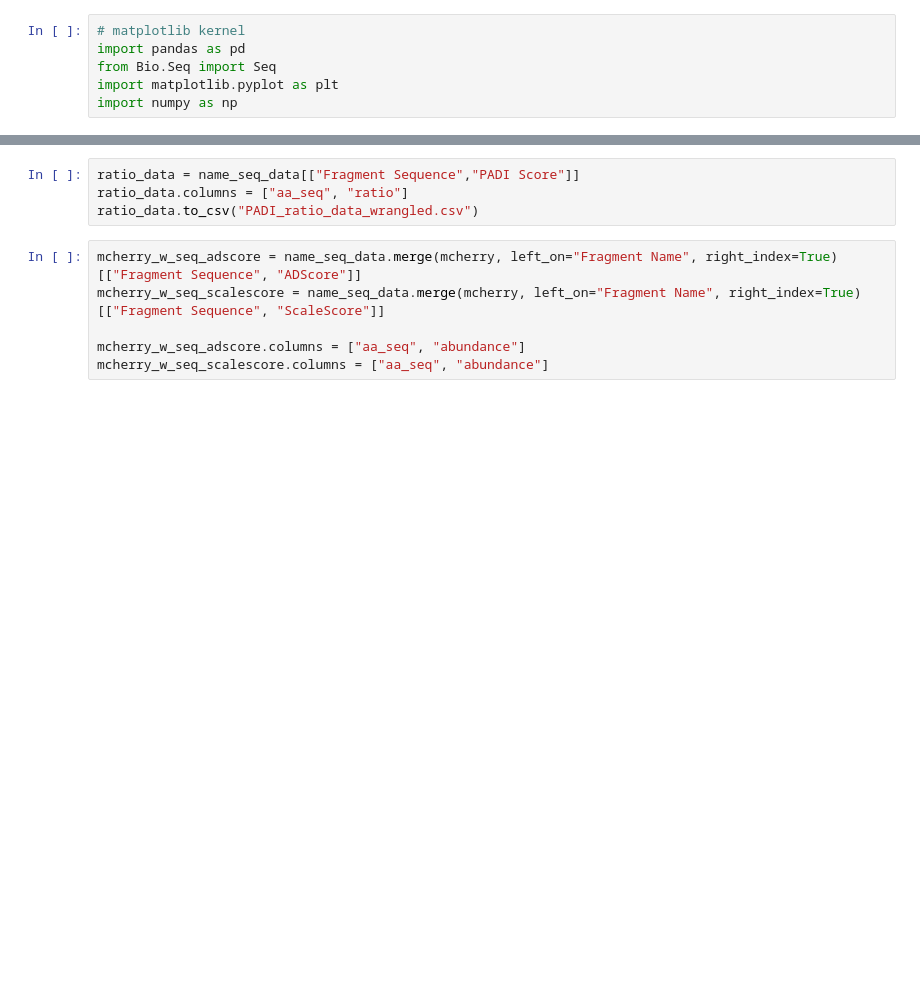
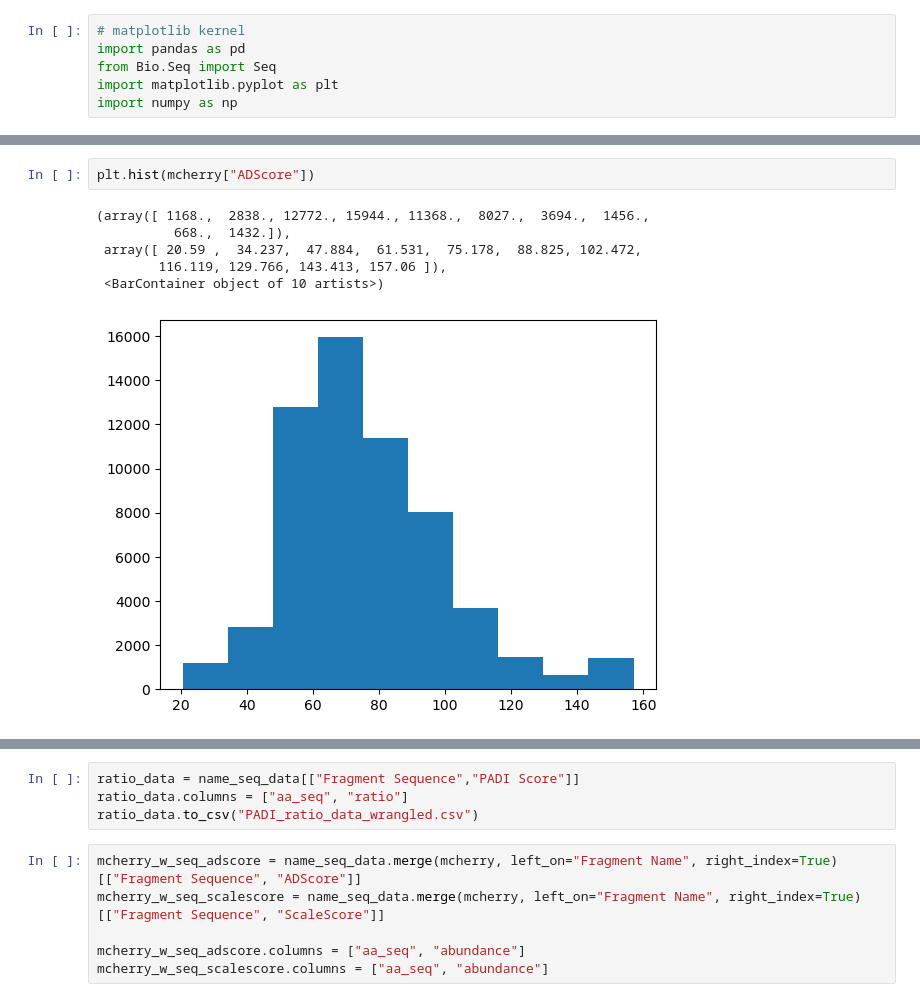
Before and after one commit to staller-lab/NN_interpretability_for_AD_prediction, a Jupyter notebook: Data/PADI_data_wrangle.ipynb, the cells around one changed output, grey strips where cells are left out. Saved outputs shown, nothing was run; the diff lists cells and outputs as text; blank space fills up the shorter version.

```diff
--- a/Data/PADI_data_wrangle.ipynb
+++ b/Data/PADI_data_wrangle.ipynb
@@ -37,2 +34,11 @@ len(set(mcherry.index))
+# %%
+plt.hist(mcherry["ADScore"])
+# %% [output]
+(array([ 1168.,  2838., 12772., 15944., 11368.,  8027.,  3694.,  1456.,
+          668.,  1432.]),
+ array([ 20.59 ,  34.237,  47.884,  61.531,  75.178,  88.825, 102.472,
+        116.119, 129.766, 143.413, 157.06 ]),
+ <BarContainer object of 10 artists>)
+[figure, added]
 # %%
 name_seq_data = pd.read_excel("PADI_names_sequences.xlsx")
```
Also changed, not shown: parts of 24 cells of this notebook, 14 other files.
